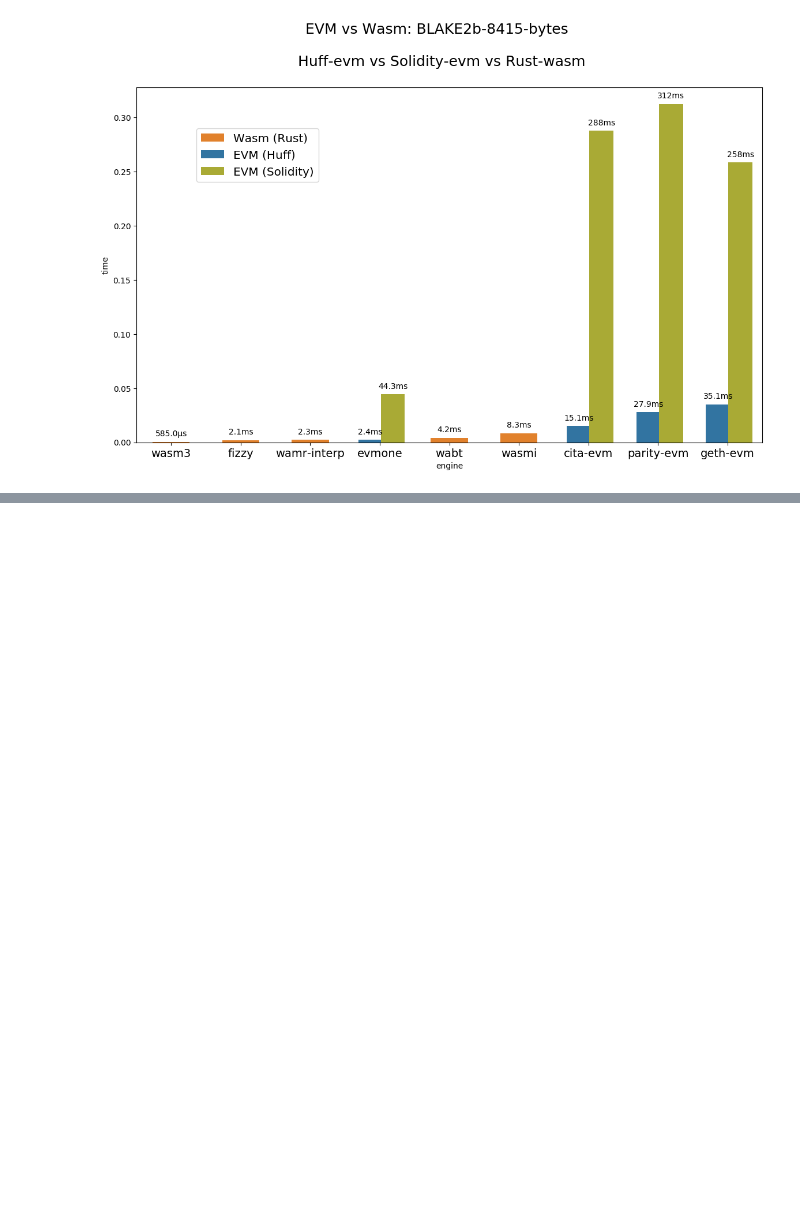
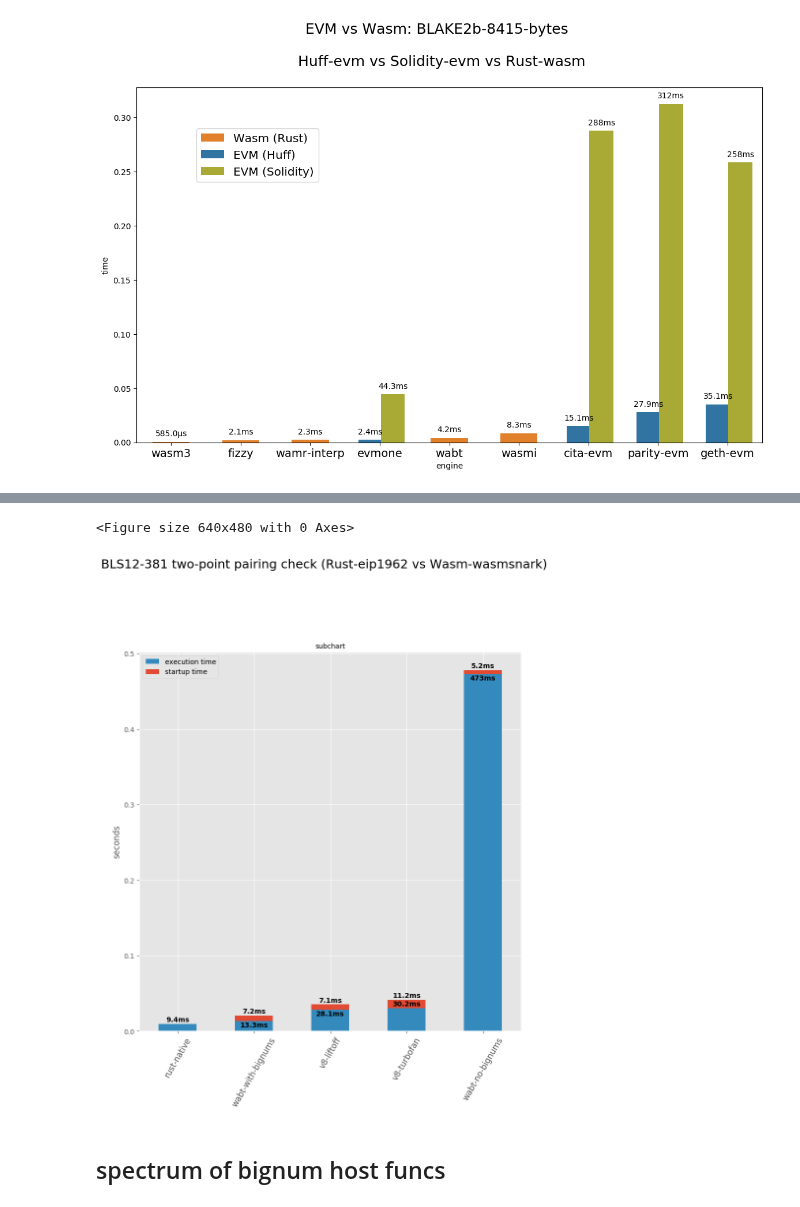
Before and after one commit to ewasm/benchmarking, a Jupyter notebook: notebooks/wasm-engines.ipynb, the cells around one changed output, grey strips where cells are left out. Cells and saved outputs as stored; diff of their text form; code cells hidden in the pictures; blank space fills up the shorter version.

Commit message:
add bls12 host func variations

```diff
--- a/notebooks/wasm-engines.ipynb
+++ b/notebooks/wasm-engines.ipynb
@@ -1871,0 +1956,14 @@ f.savefig('../images/evm-vs-wasm-blake2b-huff-sol-rust.png', bbox_inches='tight'
+# %%
+fig_plt = plotScoutStackedTest(df_scout_bls12,
+            suptitle="BLS12-381 two-point pairing check (Rust-eip1962 vs Wasm-wasmsnark)",
+            suptitle_pos=1.07,
+            #subtitle="ecpairing-zkrollup-websnark-bn128-two-pairings\n",
+            #subtitle_size='xx-large'
+            )
+
+fig_plt.savefig('../images/bignums-bls12-pairings-rust-vs-wasm-exec-startup-time.png', bbox_inches='tight')
+# %% [output]
+<Figure size 640x480 with 0 Axes>
+[figure, added]
+# %% [markdown]
+## spectrum of bignum host funcs
```
Also changed, not shown: parts of 38 cells of this notebook, 25 other files.
